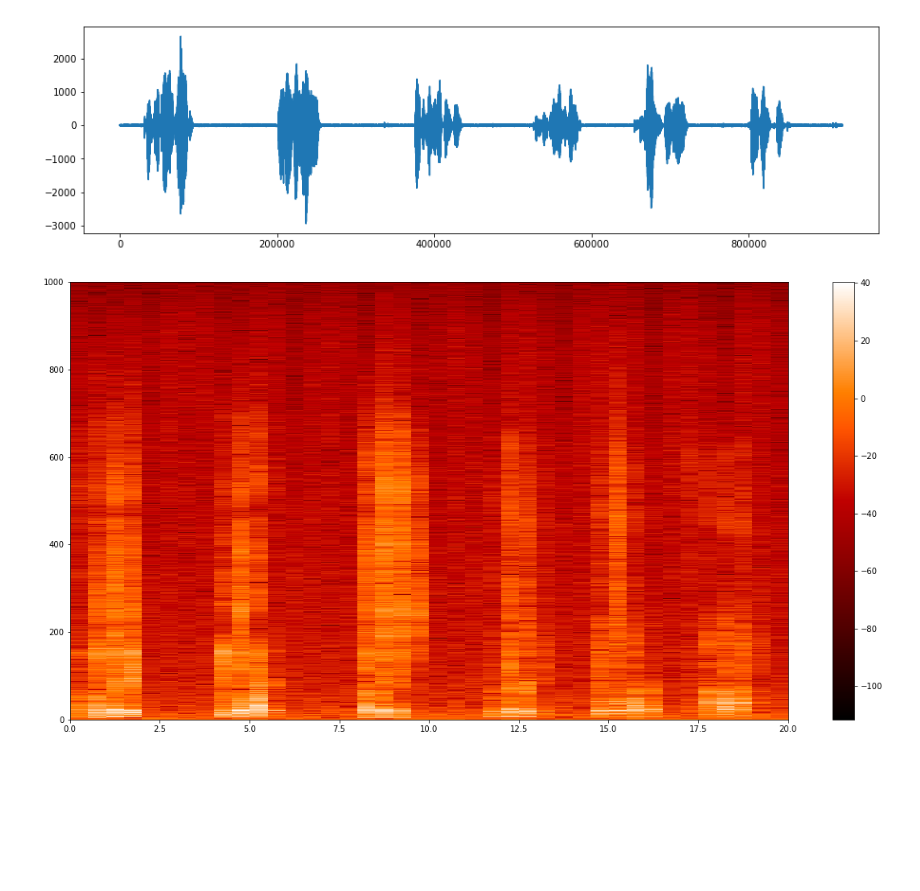
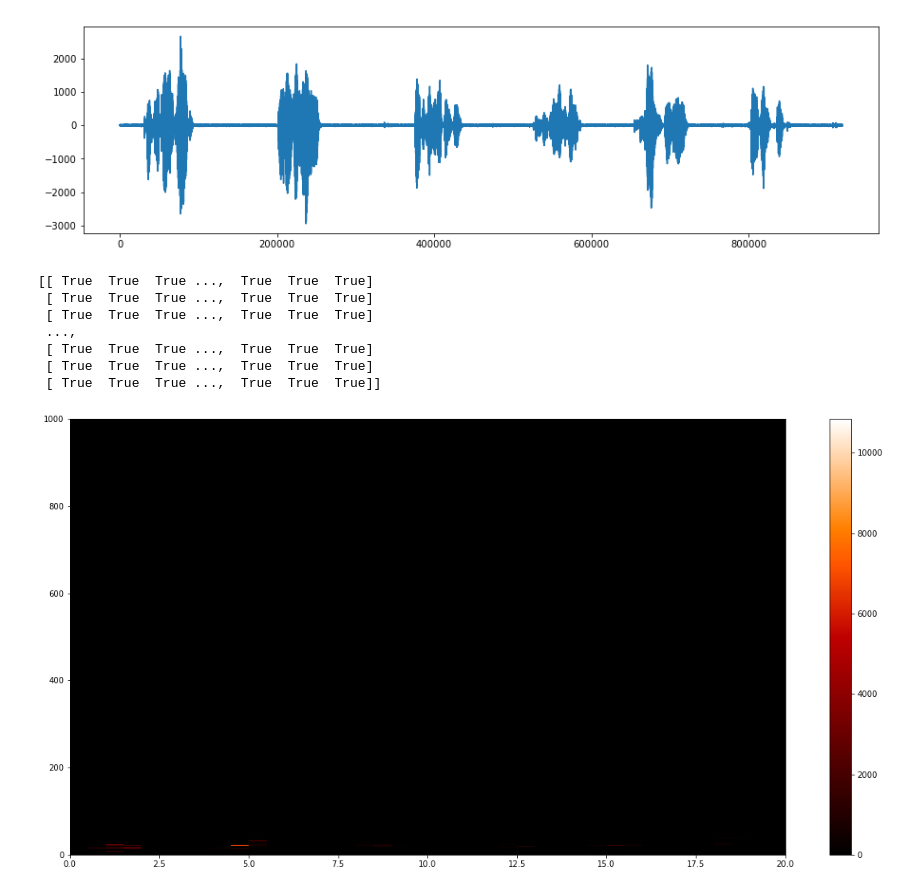
Before and after one commit to antonkatz/audio-search, a Jupyter notebook: audio pattern extraction.ipynb, the cells around one changed output. Saved outputs shown, nothing was run; the diff lists cells and outputs as text; code cells hidden in the pictures; blank space fills up the shorter version.

```diff
--- a/audio pattern extraction.ipynb
+++ b/audio pattern extraction.ipynb
@@ -5,10 +5,11 @@ import warnings
 warnings.filterwarnings('ignore')
 
 import scipy as sp
+import scipy.io.wavfile
 import numpy as np
 from matplotlib import pyplot as plt
 
-sample_rate, wav_data = sp.io.wavfile.read("kombucha.wav")
+sample_rate, wav_data = scipy.io.wavfile.read("kombucha.wav")
 # sample_rate, wav_data = sp.io.wavfile.read("anything.wav")
 # sample_rate, wav_data = sp.io.wavfile.read("relief.wav")
 print(wav_data[:,1].shape[0] / sample_rate)
@@ -31,20 +32,31 @@ rate: 44100
 lenght (s): 20.85
 [figure]
 # %%
+## creating the entire spectrogram
 
-time_limit = 10 * sample_rate
-# audio_data_ = audio_data[0:time_limit]
+from matplotlib import mlab
+
 audio_data_ = audio_data
 NFFT = sample_rate     # the length of the windowing segments
 Fs = sample_rate  # the sampling rate
 
 # plot signal and spectrogram
 fig = plt.figure(figsize=(20, 10))
 audio_spectra, freqs, bins, im = plt.specgram(audio_data_, NFFT=NFFT,   Fs=Fs,noverlap=int(sample_rate/2),
-                                    cmap=plt.cm.gist_heat, scale='dB', scale_by_freq=True)
+                                    cmap=plt.cm.gist_heat, scale='dB', mode="psd")
+audio_spectra_lin, freqs, bins, im = plt.specgram(audio_data_, NFFT=NFFT,   Fs=Fs,noverlap=int(sample_rate/2),
+                                    cmap=plt.cm.gist_heat, scale='linear', mode="psd")
+print(audio_spectra == audio_spectra_lin)
 im.set_extent([0,bins[-1],0,1000])
 plt.colorbar(orientation='vertical')
 plt.show()
 # %% [output]
+[[ True  True  True ...,  True  True  True]
+ [ True  True  True ...,  True  True  True]
+ [ True  True  True ...,  True  True  True]
+ ...,
+ [ True  True  True ...,  True  True  True]
+ [ True  True  True ...,  True  True  True]
+ [ True  True  True ...,  True  True  True]]
-[figure, old version]
+[figure, new version]
 # %%
```
Also changed, not shown: parts of 2 cells of this notebook.
